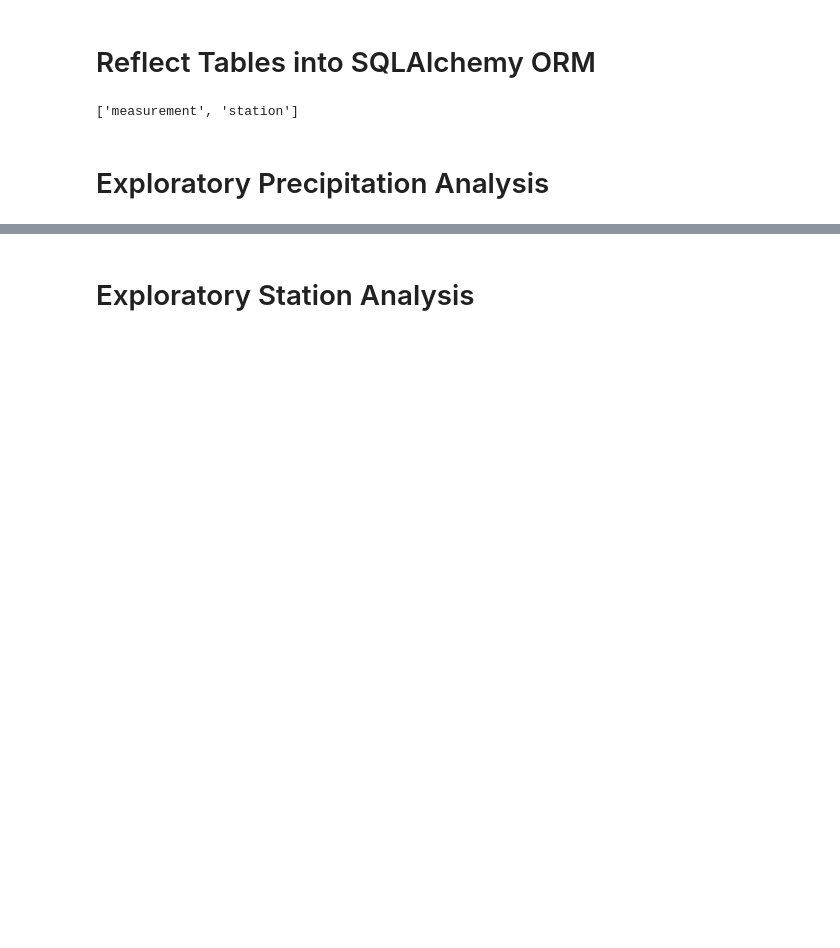
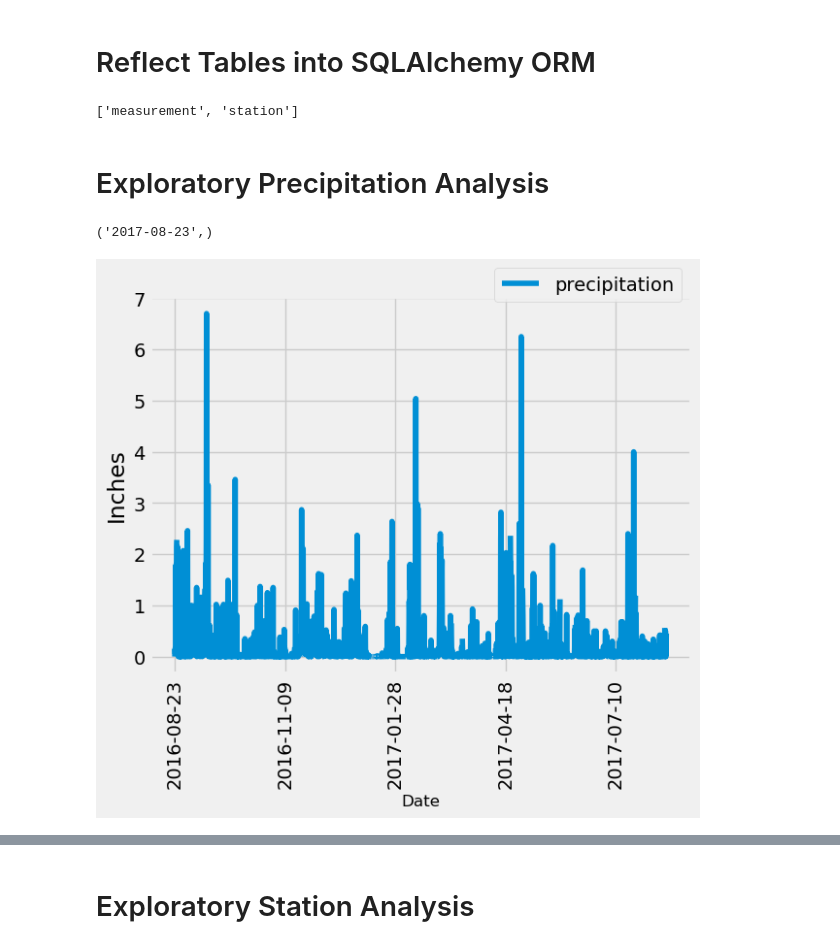
Before and after one commit to Patrick-Bacza/sqlalchemy-challenge, a Jupyter notebook: climate_starter.ipynb, the cells around one changed output, grey strips where cells are left out. Saved outputs shown, nothing was run; the diff lists cells and outputs as text; code cells hidden in the pictures; blank space fills up the shorter version.

```diff
--- a/climate_starter.ipynb
+++ b/climate_starter.ipynb
@@ -40,21 +42,36 @@ session = Session(engine)
 # Exploratory Precipitation Analysis
 # %%
 # Find the most recent date in the data set.
+session.query(measurement.date).order_by(measurement.date.desc()).first()
+# %% [output]
+('2017-08-23',)
 # %%
 # Design a query to retrieve the last 12 months of precipitation data and plot the results.
 # Starting from the most recent data point in the database.
-
 # Calculate the date one year from the last date in data set.
 
-
-# Perform a query to retrieve the data and precipitation scores
-
+#session.query(measurement.id , measurement.station , measurement.date , measurement.prcp, measurement.tobs)\
+        #.filter(measurement.date.between('2016-08-23' , '2017-08-23'))\
+        #.order_by(measurement.date).all()
+# Perform a query to retrieve the date and precipitation scores
+agg_data = session.query(measurement.date , measurement.prcp)\
+        .filter(measurement.date.between('2016-08-23' , '2017-08-23'))\
+        .order_by(measurement.date).all()
 
 # Save the query results as a Pandas DataFrame and set the index to the date column
 
-
+precipitation = pd.DataFrame(agg_data  , columns=['Date' , 'precipitation'])
+precipitation.set_index('Date' , inplace=True)
 # Sort the dataframe by date
 
+precipitation.sort_index(inplace=True)
+# Use Pandas Plotting with Matplotlib to plot the data
 
-# Use Pandas Plotting with Matplotlib to plot the data
+precipitation.plot(kind='line' , xlabel= 'Date' , ylabel='Inches')
+plt.xticks(rotation=90)
+plt.xlabel('Date' , fontsize=12)
+plt.legend(bbox_to_anchor=(1 , 1.1))
+plt.show()
+# %% [output]
+[figure, added]
 # %%
```
Also changed, not shown: parts of 12 cells of this notebook.
